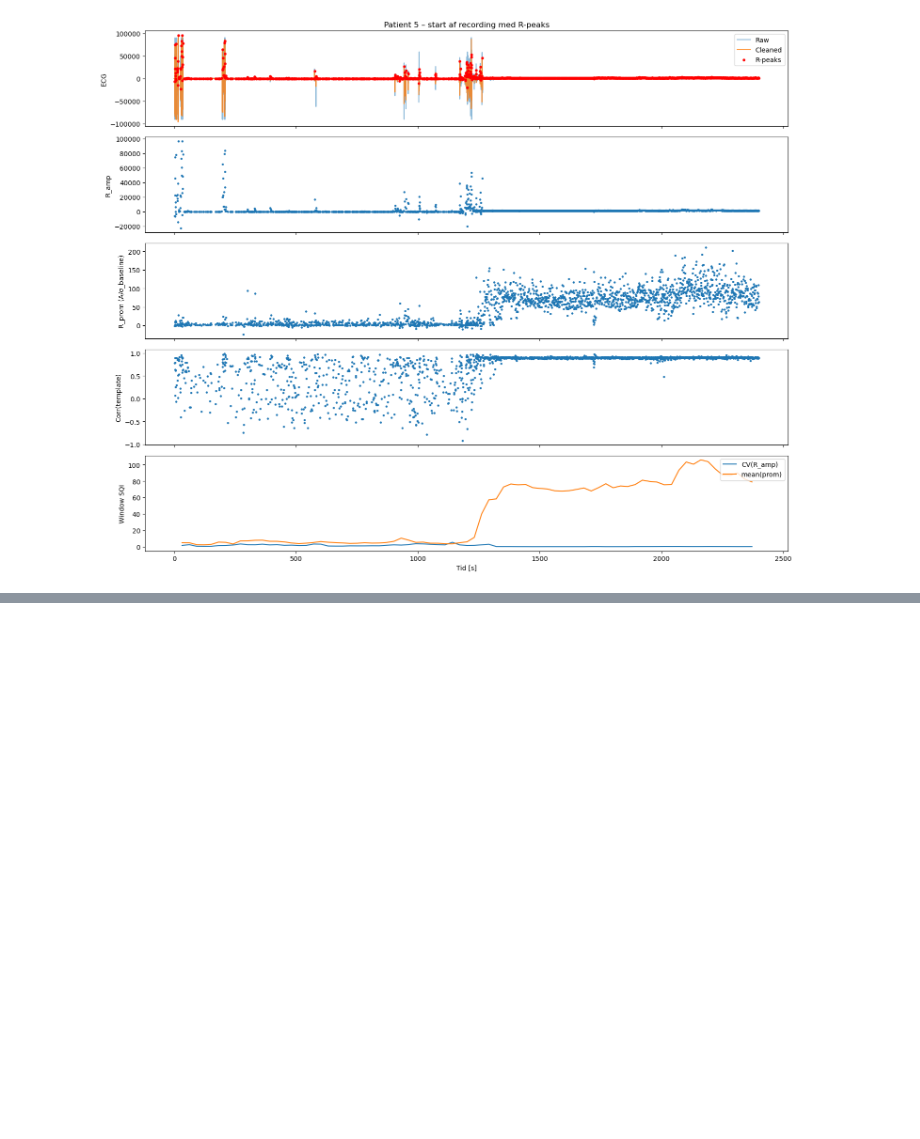
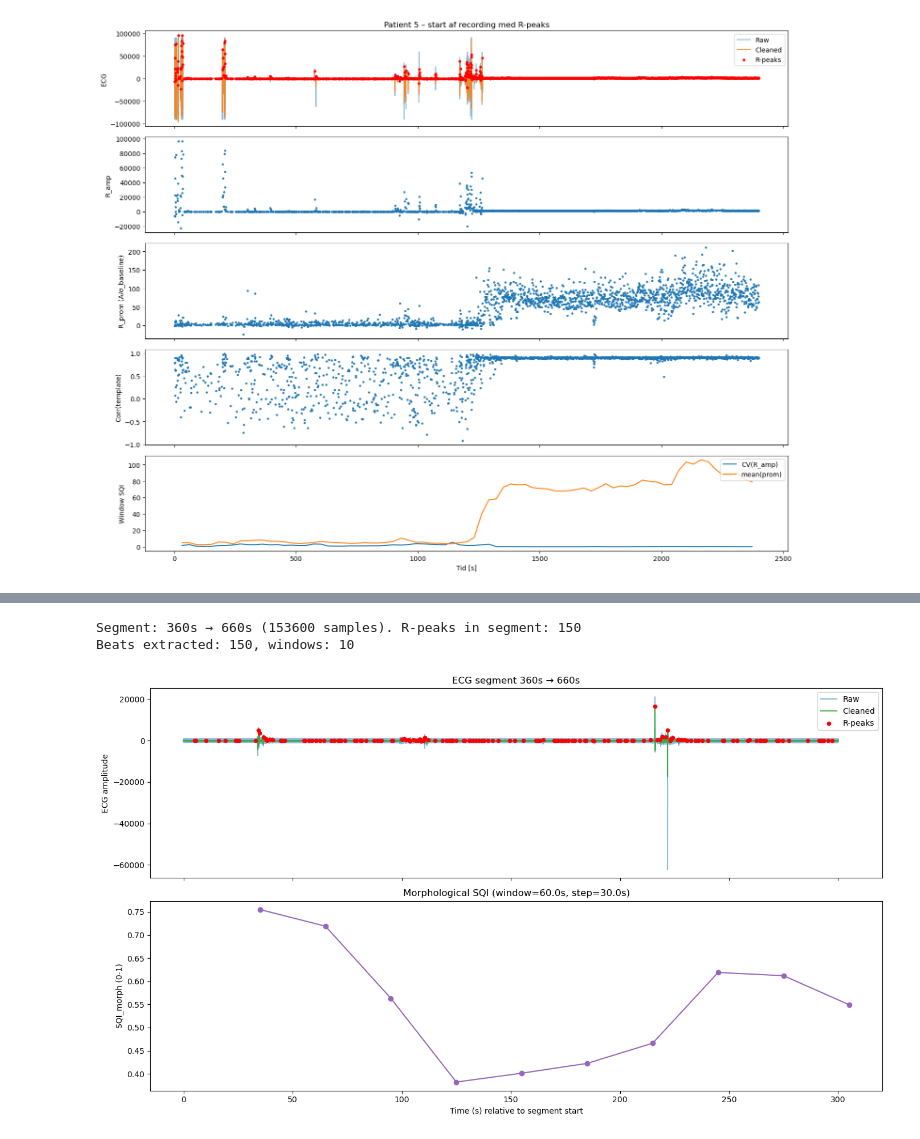
Before and after one commit to AU668208/Epilepsy_MasterThesis, a Jupyter notebook: Folder-Structure.ipynb, the cells around one changed output, grey strips where cells are left out. Saved outputs shown, nothing was run; the diff lists cells and outputs as text; code cells hidden in the pictures; blank space fills up the shorter version.

```diff
--- a/Folder-Structure.ipynb
+++ b/Folder-Structure.ipynb
@@ -481,0 +758,69 @@ Antal vinduer: 131
+# %%
+# User-configurable params for the segment and aggregation window
+# Set how many seconds of signal you want (segment_length_s) and the window length for SQI aggregation (sqi_window_s).
+# Example: segment_length_s = 60  (one minute segment), sqi_window_s = 30 (30s aggregation windows)
+segment_start_s = 360      # start time in seconds (change as needed)
+segment_length_s = 300    # length of the extracted signal in seconds
+sqi_window_s = 60.0        # aggregation window length in seconds (for aggregate_morph_sqi)
+sqi_step_s = sqi_window_s / 2.0  # step/overlap for aggregation (can change)
+
+# Compute sample indices
+start_idx = int(segment_start_s * SAMPLING_RATE)
+end_idx = start_idx + int(segment_length_s * SAMPLING_RATE)
+end_idx = min(end_idx, len(raw))  # guard against exceeding signal
+
+# Extract segment (raw + cleaned) and time vector
+raw_seg = raw[start_idx:end_idx]
+cleaned_seg = cleaned[start_idx:end_idx]
+time_seg = time[start_idx:end_idx] - time[start_idx]  # time relative to segment start
+
+# Select R-peak indices that fall into the segment and convert to segment-relative indices
+r_mask_seg = (r_idx >= start_idx) & (r_idx < end_idx)
+r_idx_seg = (r_idx[r_mask_seg] - start_idx).astype(int)
+r_times_seg = r_idx_seg / SAMPLING_RATE
+
+print(f"Segment: {segment_start_s}s → {segment_start_s + segment_length_s}s "
+    f"({len(raw_seg)} samples). R-peaks in segment: {len(r_idx_seg)}")
+
+# Compute morphological beat features on the segment (uses compute_morph_features from previous cell)
+if len(r_idx_seg) == 0:
+    print("No R-peaks found in the selected segment — cannot compute beat-level features.")
+    df_beats_seg = pd.DataFrame()
+    df_win_seg = pd.DataFrame()
+else:
+    df_beats_seg = compute_morph_features(cleaned_seg, r_idx_seg, fs=SAMPLING_RATE)
+    df_win_seg = aggregate_morph_sqi(df_beats_seg, window_s=sqi_window_s, step_s=sqi_step_s)
+    print(f"Beats extracted: {len(df_beats_seg)}, windows: {len(df_win_seg)}")
+
+# Plot raw + cleaned + R-peaks and morphological SQI (if available)
+fig, (ax0, ax1) = plt.subplots(2, 1, figsize=(14, 8), sharex=True)
+
+# Top: raw and cleaned
+ax0.plot(time_seg, raw_seg, label="Raw", color="tab:blue", alpha=0.5)
+ax0.plot(time_seg, cleaned_seg, label="Cleaned", color="tab:green", alpha=0.8)
+if len(r_idx_seg) > 0:
+    rp_times = (r_idx_seg) / SAMPLING_RATE
+    rp_amps = cleaned_seg[r_idx_seg]
+    ax0.scatter(rp_times, rp_amps, color="red", s=20, label="R-peaks", zorder=5)
+ax0.set_ylabel("ECG amplitude")
+ax0.set_title(f"ECG segment {segment_start_s}s → {segment_start_s + segment_length_s}s")
+ax0.legend(loc="upper right")
+
+# Bottom: SQI_morph over aggregation windows
+if not df_win_seg.empty:
+    # df_win_seg.t_center is relative to segment (because df_beats_seg t is relative to segment)
+    ax1.plot(df_win_seg["t_center"], df_win_seg["sqi_morph"], marker="o", linestyle="-", color="tab:purple")
+    ax1.set_ylabel("SQI_morph (0-1)")
+    ax1.set_xlabel("Time (s) relative to segment start")
+    ax1.set_title(f"Morphological SQI (window={sqi_window_s}s, step={sqi_step_s}s)")
+else:
+    ax1.text(0.5, 0.5, "No SQI windows (insufficient beats)", ha="center", va="center", transform=ax1.transAxes)
+    ax1.set_xlabel("Time (s) relative to segment start")
+    ax1.set_ylabel("SQI_morph")
+
+plt.tight_layout()
+plt.show()
+# %% [output]
+Segment: 360s → 660s (153600 samples). R-peaks in segment: 150
+Beats extracted: 150, windows: 10
+[figure, added]
```
Also changed, not shown: parts of 2 cells of this notebook, 3 other files.
